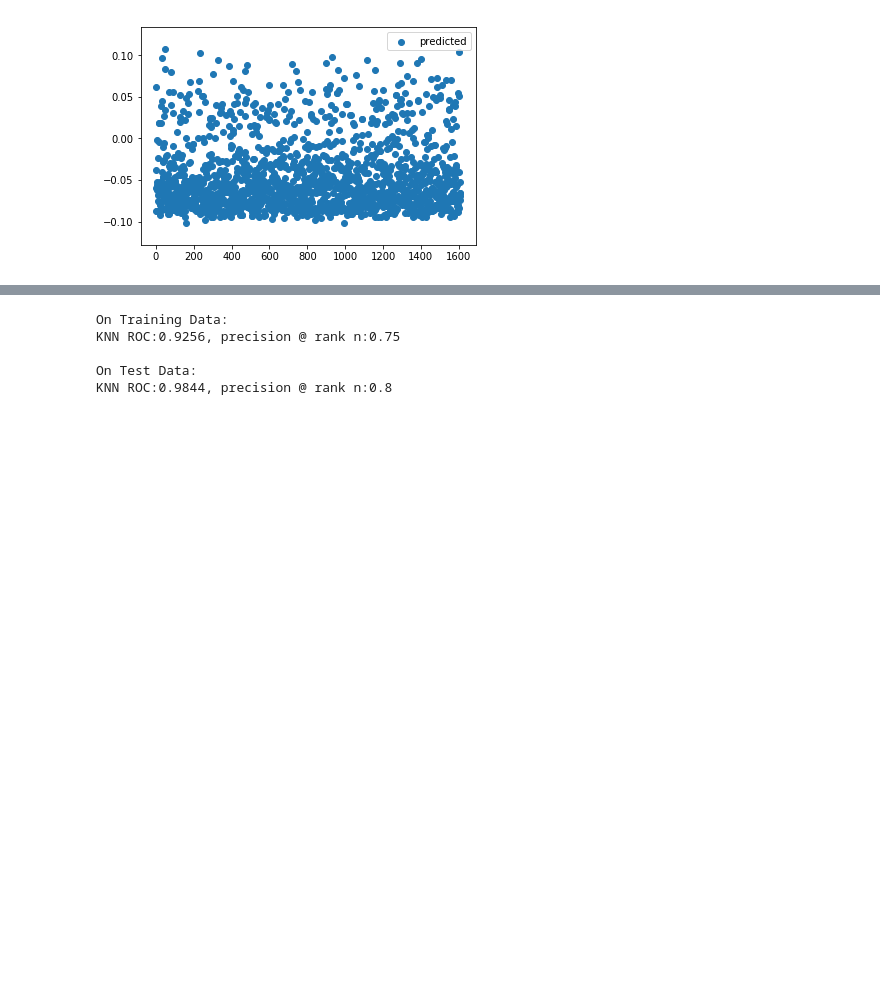
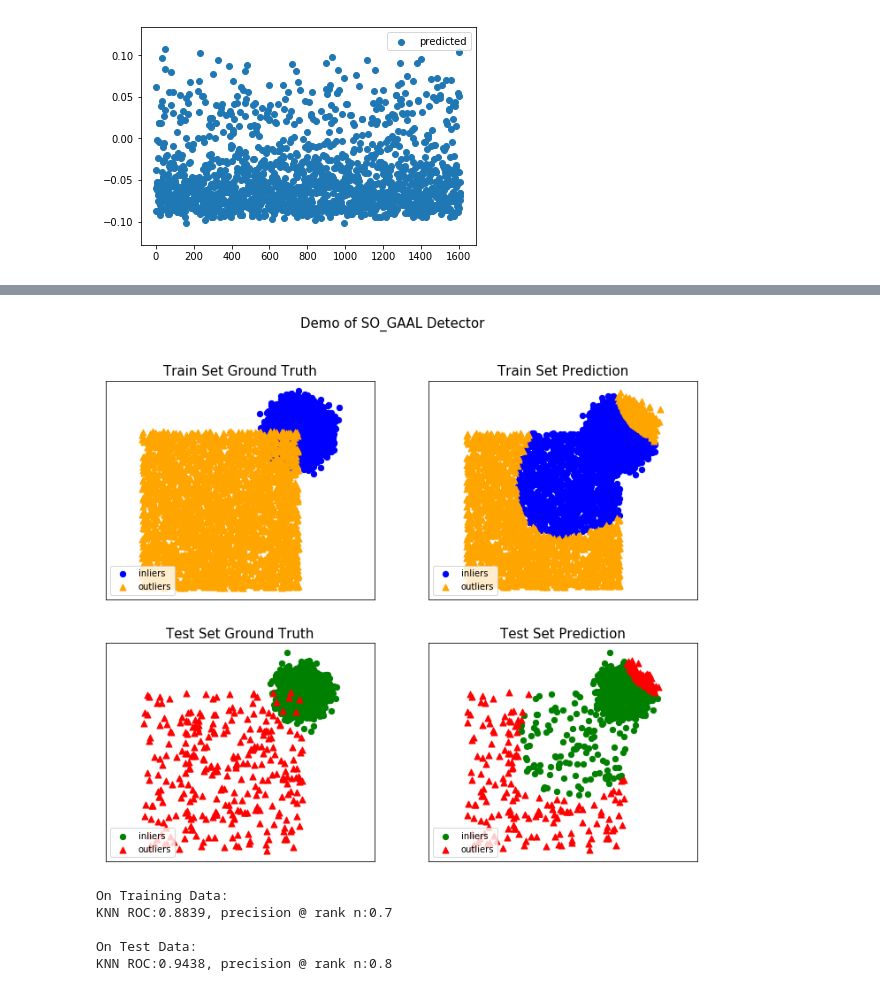
Before and after one commit to akarazeev/Bachelor, a Jupyter notebook: research/dev.ipynb, the cells around one changed output, grey strips where cells are left out. Drawn from its saved outputs; the diff is of its cells as text; code cells hidden in the pictures; blank space fills up the shorter version.

```diff
--- a/research/dev.ipynb
+++ b/research/dev.ipynb
@@ -204,0 +276,24 @@ plt.show()
+# %%
+from pyod.models.so_gaal import SO_GAAL
+from pyod.utils.data import evaluate_print, generate_data
+
+X_train, y_train, X_test, y_test = generate_data(n_train=200, n_test=100,
+                                                 n_features=2, contamination=0.2)
+
+clf_name = 'SO_GAAL'
+clf = SO_GAAL()
+clf.fit(X_train)
+
+# get the prediction label and outlier scores of the training data
+y_train_pred = clf.labels_  # binary labels (0: inliers, 1: outliers)
+y_train_scores = clf.decision_scores_  # raw outlier scores
+
+# get the prediction on the test data
+y_test_pred = clf.predict(X_test)  # outlier labels (0 or 1)
+y_test_scores = clf.decision_function(X_test)  # outlier scores
+
+# evaluate and print the results
+print("\nOn Training Data:")
+evaluate_print(clf_name, y_train, y_train_scores)
+print("\nOn Test Data:")
+evaluate_print(clf_name, y_test, y_test_scores)
@@ -205,8 +310,16 @@ plt.show()
+# %%
+from pyod.utils.example import visualize
+
+visualize(clf_name, X_train, y_train, X_test, y_test, y_train_pred,
+          y_test_pred, show_figure=True, save_figure=False)
+# %% [output]
+[figure, added]
 # %%
 from pyod.models.knn import KNN   # kNN detector
 from pyod.utils.data import evaluate_print, generate_data
 
-X_train, y_train, X_test, y_test = generate_data(n_train=200, n_test=100, n_features=2)
+X_train, y_train, X_test, y_test = generate_data(n_train=200, n_test=100,
+                                                 n_features=2, contamination=0.2)
 
 # train kNN detector
 clf_name = 'KNN'
@@ -228,10 +341,10 @@ print("\nOn Test Data:")
 evaluate_print(clf_name, y_test, y_test_scores)
 # %% [output]
 On Training Data:
-KNN ROC:0.9256, precision @ rank n:0.75
+KNN ROC:0.8839, precision @ rank n:0.7
 
 On Test Data:
-KNN ROC:0.9844, precision @ rank n:0.8
+KNN ROC:0.9438, precision @ rank n:0.8
 # %%
 from pyod.utils.example import visualize
 
```
Also changed, not shown: parts of 11 cells of this notebook, 2 other files.
